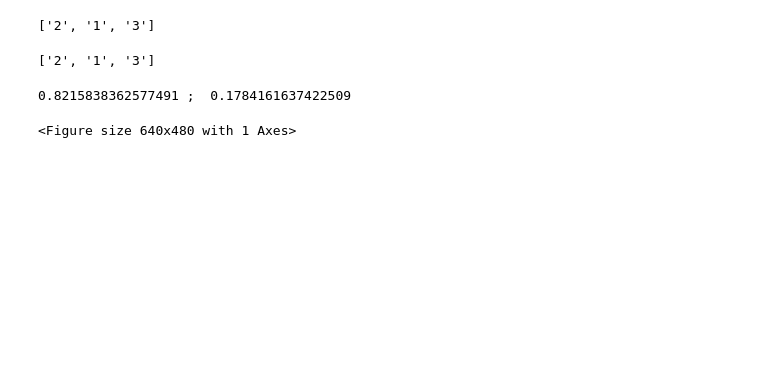
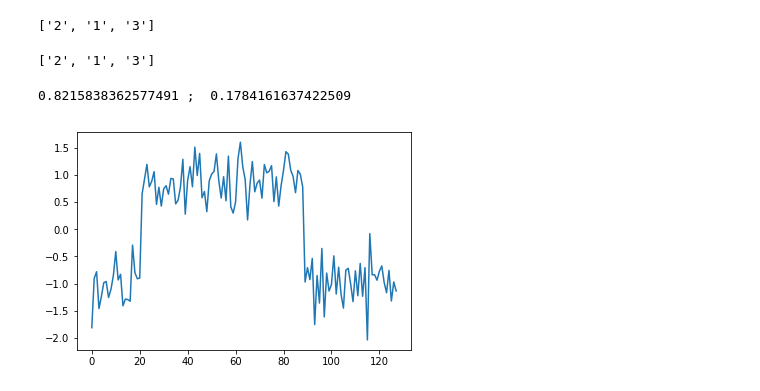
Before and after one commit to seninp/saxpy, a Jupyter notebook: jupyter/vsm.ipynb, the cells around one changed output. Saved outputs shown, nothing was run; the diff lists cells and outputs as text; code cells hidden in the pictures; blank space fills up the shorter version.

```diff
--- a/jupyter/vsm.ipynb
+++ b/jupyter/vsm.ipynb
@@ -220,16 +220,16 @@ dt = read_data_file('resources/data/cbf/CBF_TEST')
 # %%
 import matplotlib.pyplot as plt
 import datetime
 import numpy as np
 
-series = dt['3'][6]
+series = dt['1'][6]
 x = np.arange(0, len(series))
 y = np.asarray(series)
 
 plt.plot(x,y)
 plt.show()
 # %% [output]
-<Figure size 640x480 with 1 Axes>
+[figure, added]
 # %%
 test_bag = series_to_wordbag(series, 30, 6, 6, "exact", 0.01)
 #test_bag
```
Also changed, not shown: parts of 12 cells of this notebook.
